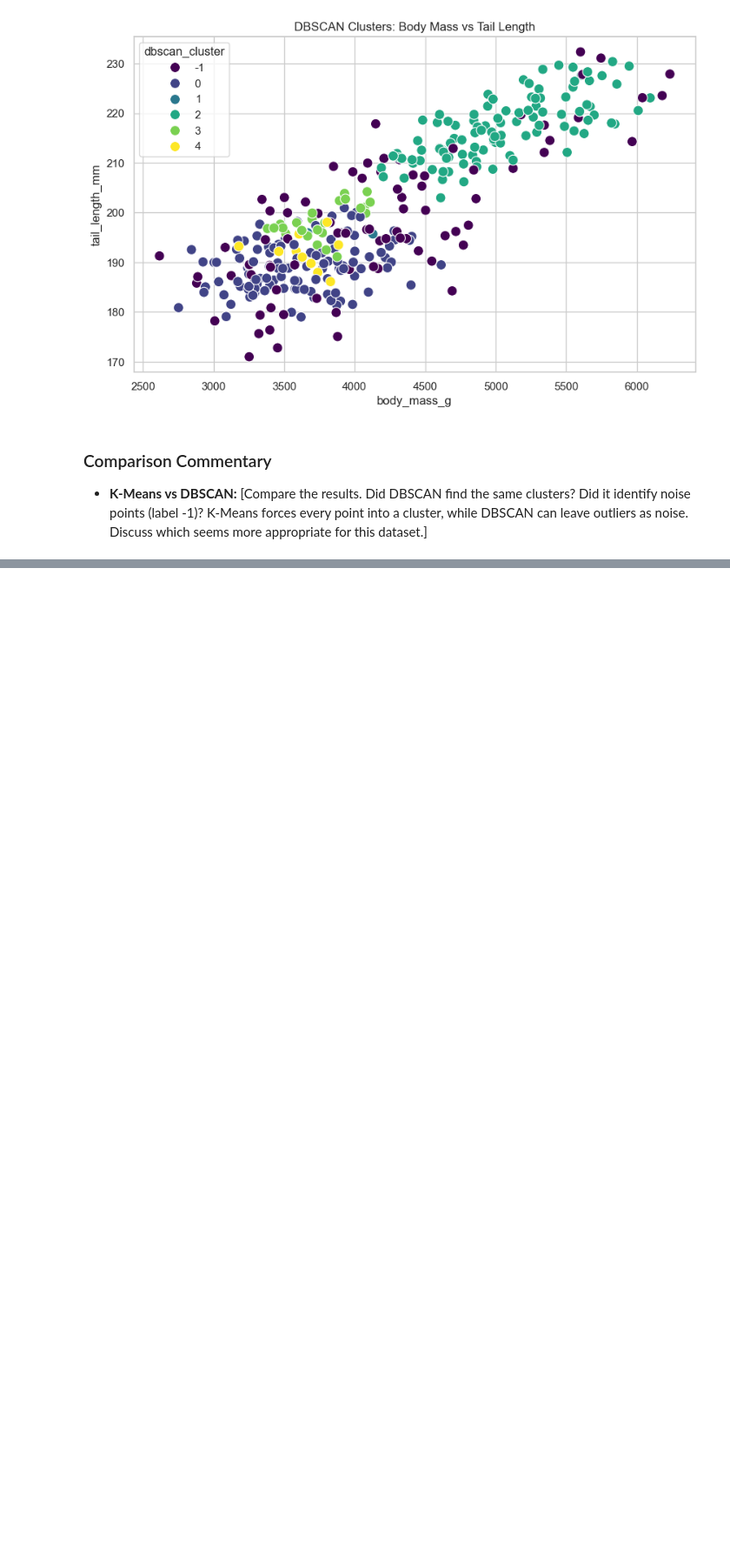
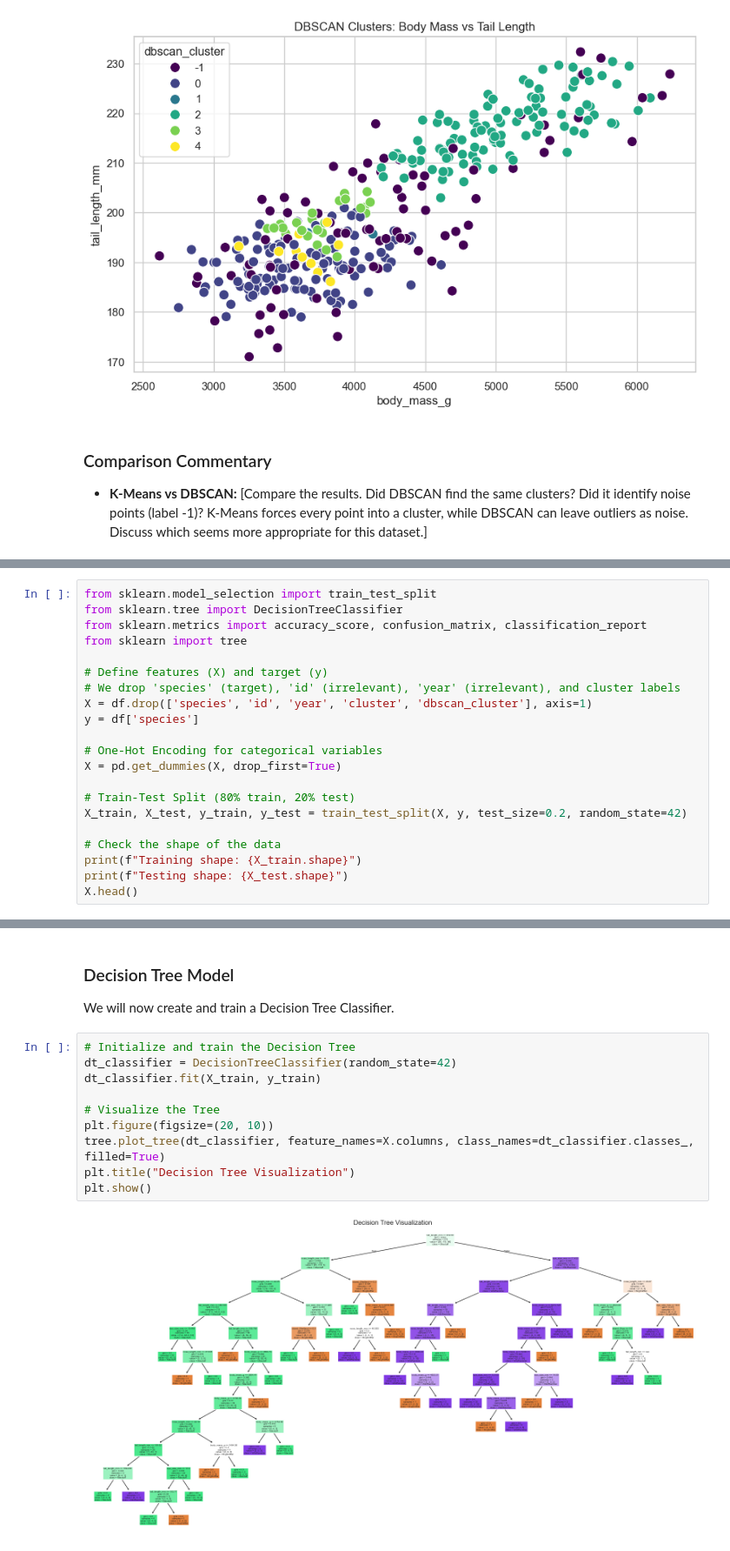
Before and after one commit to AhmedIkram05/Scottish-Haggis-Data-Mining, a Jupyter notebook: haggis_analysis.ipynb, the cells around one changed output, grey strips where cells are left out. Shown at 87% size. Cells and saved outputs as stored; diff of their text form; blank space fills up the shorter version.

```diff
--- a/haggis_analysis.ipynb
+++ b/haggis_analysis.ipynb
@@ -302,0 +312,21 @@ Name: count, dtype: int64
+# %%
+from sklearn.model_selection import train_test_split
+from sklearn.tree import DecisionTreeClassifier
+from sklearn.metrics import accuracy_score, confusion_matrix, classification_report
+from sklearn import tree
+
+# Define features (X) and target (y)
+# We drop 'species' (target), 'id' (irrelevant), 'year' (irrelevant), and cluster labels
+X = df.drop(['species', 'id', 'year', 'cluster', 'dbscan_cluster'], axis=1)
+y = df['species']
+
+# One-Hot Encoding for categorical variables
+X = pd.get_dummies(X, drop_first=True)
+
+# Train-Test Split (80% train, 20% test)
+X_train, X_test, y_train, y_test = train_test_split(X, y, test_size=0.2, random_state=42)
+
+# Check the shape of the data
+print(f"Training shape: {X_train.shape}")
+print(f"Testing shape: {X_test.shape}")
+X.head()
@@ -302,0 +342,15 @@ Name: count, dtype: int64
+# %% [markdown]
+### Decision Tree Model
+We will now create and train a Decision Tree Classifier.
+# %%
+# Initialize and train the Decision Tree
+dt_classifier = DecisionTreeClassifier(random_state=42)
+dt_classifier.fit(X_train, y_train)
+
+# Visualize the Tree
+plt.figure(figsize=(20, 10))
+tree.plot_tree(dt_classifier, feature_names=X.columns, class_names=dt_classifier.classes_, filled=True)
+plt.title("Decision Tree Visualization")
+plt.show()
+# %% [output]
+[figure, added]
```
Also changed, not shown: parts of 13 cells of this notebook.
